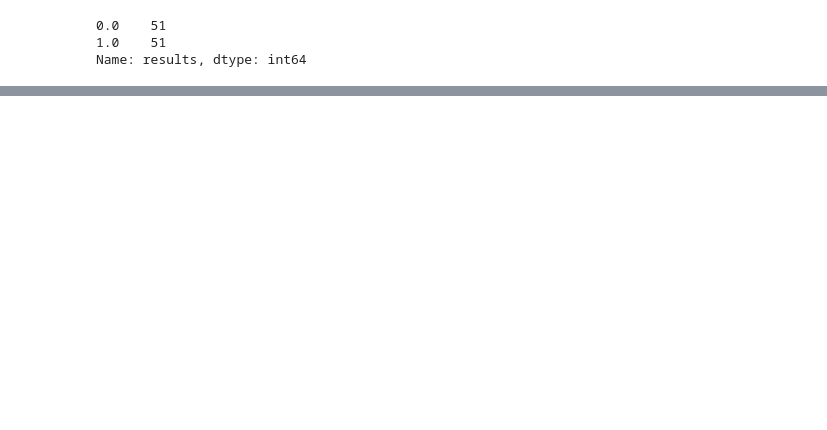
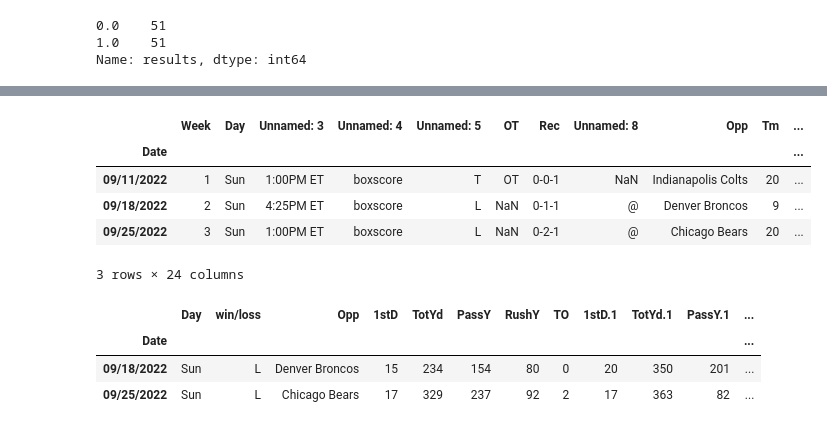
Before and after one commit to QuinnStroube/NFL_team_total_predictor_ML, a Jupyter notebook: Texans_Data_Cleanup.ipynb, the cells around one changed output, grey strips where cells are left out. Saved outputs shown, nothing was run; the diff lists cells and outputs as text; code cells hidden in the pictures; blank space fills up the shorter version.

```diff
--- a/Texans_Data_Cleanup.ipynb
+++ b/Texans_Data_Cleanup.ipynb
@@ -505,0 +555,44 @@ weighted avg       0.87      0.87      0.87        30
+# %%
+# Import the data the model has not seen
+texans_2022_df = pd.read_csv(
+    'Resources/2022_texans_results.csv',
+    header=1,
+    index_col='Date'
+)
+
+texans_2022_df.head()
+# %% [output]
+|  | Week | Day | Unnamed: 3 | Unnamed: 4 | Unnamed: 5 | OT | Rec | Unnamed: 8 | Opp | Tm | ... |
+| Date |  |  |  |  |  |  |  |  |  |  | ... |
+| 09/11/2022 | 1 | Sun | 1:00PM ET | boxscore | T | OT | 0-0-1 | NaN | Indianapolis Colts | 20 | ... |
+| 09/18/2022 | 2 | Sun | 4:25PM ET | boxscore | L | NaN | 0-1-1 | @ | Denver Broncos | 9 | ... |
+| 09/25/2022 | 3 | Sun | 1:00PM ET | boxscore | L | NaN | 0-2-1 | @ | Chicago Bears | 20 | ... |
+3 rows × 24 columns
+# %%
+# Drop the first week from the data
+texans_2022_df.drop(texans_2022_df.index[0], axis=0, inplace=True)
+
+
+# Drop the unnecessary columns to clean the data frame
+texans_2022_df.drop('Week', axis=1, inplace=True)
+texans_2022_df.drop('Unnamed: 3', axis=1, inplace=True)
+texans_2022_df.drop('Unnamed: 4', axis=1, inplace=True)
+texans_2022_df.drop('Unnamed: 8', axis=1, inplace=True)
+texans_2022_df.drop('Rec', axis=1, inplace=True)
+texans_2022_df.drop('OT', axis=1, inplace=True)
+texans_2022_df.drop(['Tm','Opp.1'], axis=1, inplace=True)
+
+# Rename the win/loss column
+texans_2022_df.rename(columns={'Unnamed: 5':'win/loss'}, inplace=True)
+
+# Change the win/loss columns to binary
+texans_2022_df.loc[(texans_2022_df['win/loss'] == 'L'), 'results'] = 0
+texans_2022_df.loc[(texans_2022_df['win/loss'] == 'W'), 'results'] = 1
+
+# Display the clean data frame
+texans_2022_df.head()
+# %% [output]
+|  | Day | win/loss | Opp | 1stD | TotYd | PassY | RushY | TO | 1stD.1 | TotYd.1 | PassY.1 | ... |
+| Date |  |  |  |  |  |  |  |  |  |  |  | ... |
+| 09/18/2022 | Sun | L | Denver Broncos | 15 | 234 | 154 | 80 | 0 | 20 | 350 | 201 | ... |
+| 09/25/2022 | Sun | L | Chicago Bears | 17 | 329 | 237 | 92 | 2 | 17 | 363 | 82 | ... |
```
Also changed, not shown: parts of 8 cells of this notebook, 2 other files.
